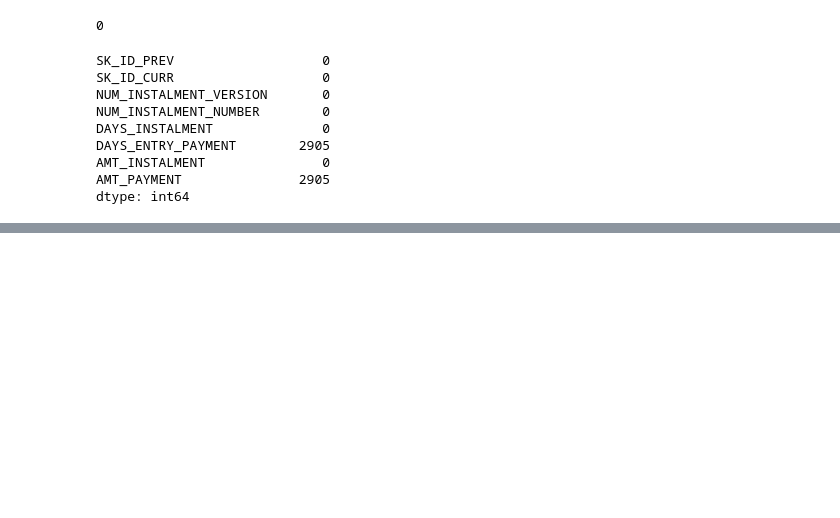
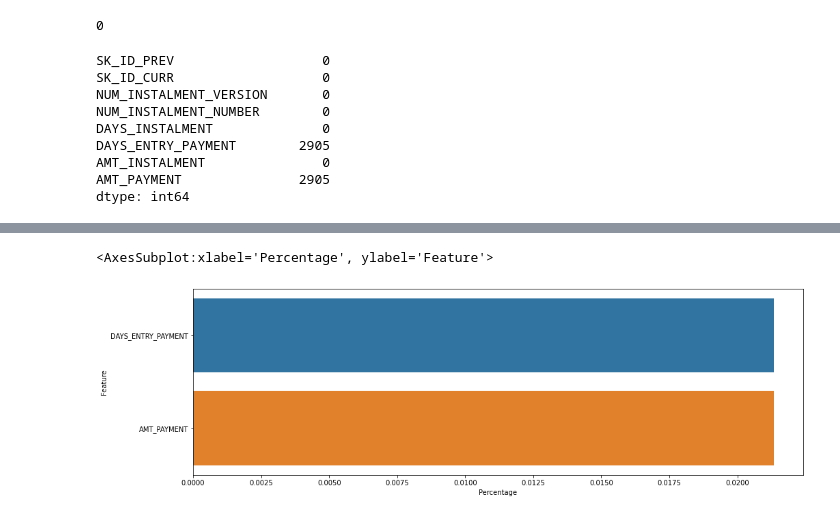
Before and after one commit to DucNgMinh/Data_Preparation_Project_Group_6, a Jupyter notebook: instalment_payment.ipynb, the cells around one changed output, grey strips where cells are left out. Saved outputs shown, nothing was run; the diff lists cells and outputs as text; code cells hidden in the pictures; blank space fills up the shorter version.

```diff
--- a/instalment_payment.ipynb
+++ b/instalment_payment.ipynb
@@ -89,0 +104,14 @@ dtype: int64
+# %%
+def check_missed_values(df):
+    df_null_percentage = df.isnull().sum() / df.shape[0] * 100
+    df_null_percentage = df_null_percentage.drop(df_null_percentage[df_null_percentage == 0].index).sort_values(ascending= False).reset_index()
+    df_null_percentage.columns = ["Feature", "Percentage"]
+    return df_null_percentage
+
+null_df = check_missed_values(df_install)
+# %%
+plt.figure(figsize=(16,5))
+sns.barplot(x=  null_df["Percentage"] , y= null_df["Feature"] )
+# %% [output]
+<AxesSubplot:xlabel='Percentage', ylabel='Feature'>
+[figure, added]
```
Also changed, not shown: parts of 29 cells of this notebook.
